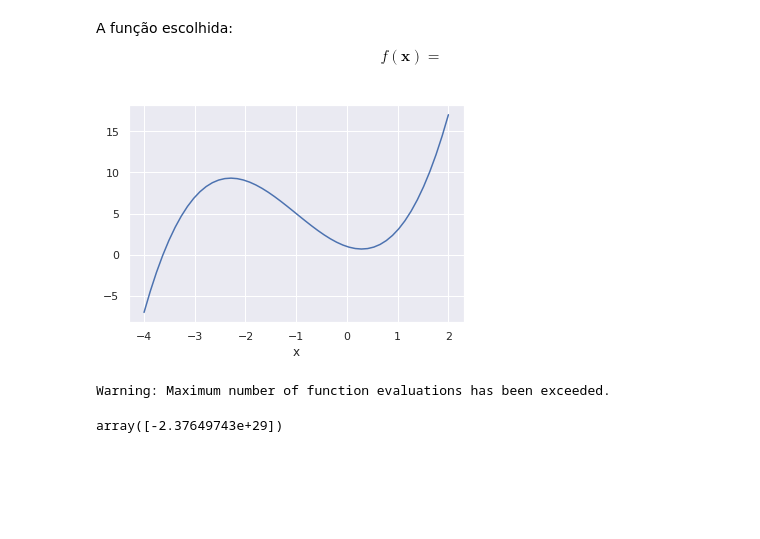
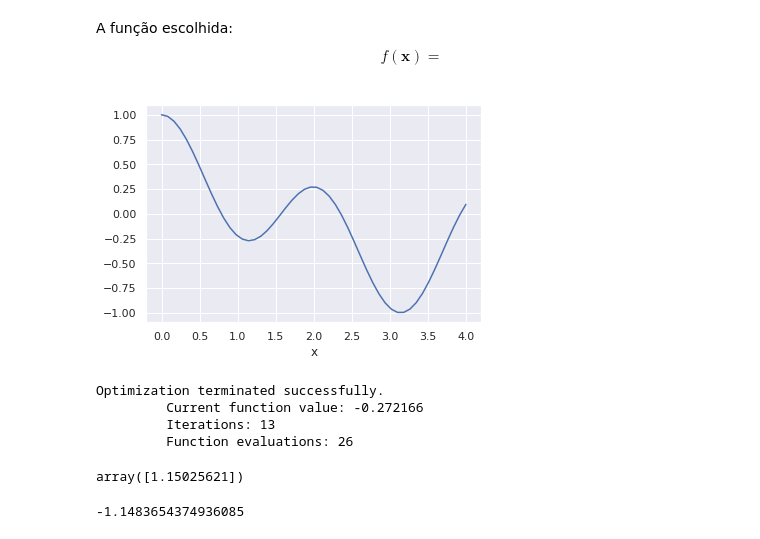
Before and after one commit to mesquita/otmnat, a Jupyter notebook: lista_2/codigo/Lista 2.ipynb, the cells around one changed output. Drawn from its saved outputs; the diff is of its cells as text; code cells hidden in the pictures; blank space fills up the shorter version.

```diff
--- a/lista_2/codigo/Lista 2.ipynb
+++ b/lista_2/codigo/Lista 2.ipynb
@@ -237,22 +249,65 @@ A função escolhida:
 $$f(\mathbf{x}) = $$
 # %%
 # Plot da função J
-pt_inicial = -4
-pt_final = 2
+pt_inicial = 0
+pt_final = 4
 x = np.linspace(pt_inicial, pt_final)
 
-y = x**3 + 3*x**2 - 2*x + 1
+y = np.cos(x)*np.cos(2*x)
 sns.lineplot(x,y)
 plt.xlabel('x')
+plt.savefig('cos.eps',format='eps')
 plt.show()
 # %% [output]
-[figure, old version]
+[figure, new version]
 # %%
+from scipy import optimize
+
 def chosen_function(x):
-    return x**3 + 3*x**2 - 2*x + 1
+    return np.cos(x)*np.cos(2*x)
 
-pt_inicial = np.random.uniform(-4,2)
-fmin(chosen_function,pt_inicial)
+pt_inicial = np.random.uniform(0,4)
+optimize.fmin(chosen_function,pt_inicial)
 # %% [output]
-Warning: Maximum number of function evaluations has been exceeded.
+Optimization terminated successfully.
+         Current function value: -0.272166
+         Iterations: 13
+         Function evaluations: 26
-array([-2.37649743e+29])
+array([1.15025621])
+# %%
+J_inicial = chosen_function(pt_inicial)
+pt_atual = pt_inicial
+J_atual = J_inicial
+
+# Parâmetros utilizados
+N = 100
+K = 8
+T_inicial = 5e-1
+T = T_inicial
+epsilon = 10e-2
+
+fim = 0
+n = 0
+k = 1
+J_min = J_atual
+pt_min = pt_atual
+
+while not(fim):
+    n = n + 1
+    pt = pt_atual + epsilon*(np.random.normal(0, 1))
+    J = chosen_function(pt)
+    todos_J = np.append(todos_J,J)
+    if (np.random.uniform(0,1) < np.exp((J_atual-J)/T)):
+        pt_atual = pt
+        J_atual = J
+    if (J < J_min):
+        J_min = J
+        pt_min = pt
+    if (n % N == 0):
+        k = k + 1
+        T = T_inicial/(np.log(1+k))
+        if k == K:
+            fim = 1
+pt_min
+# %% [output]
+-1.1483654374936085
```
Also changed, not shown: parts of 10 cells of this notebook, 12 other files.
